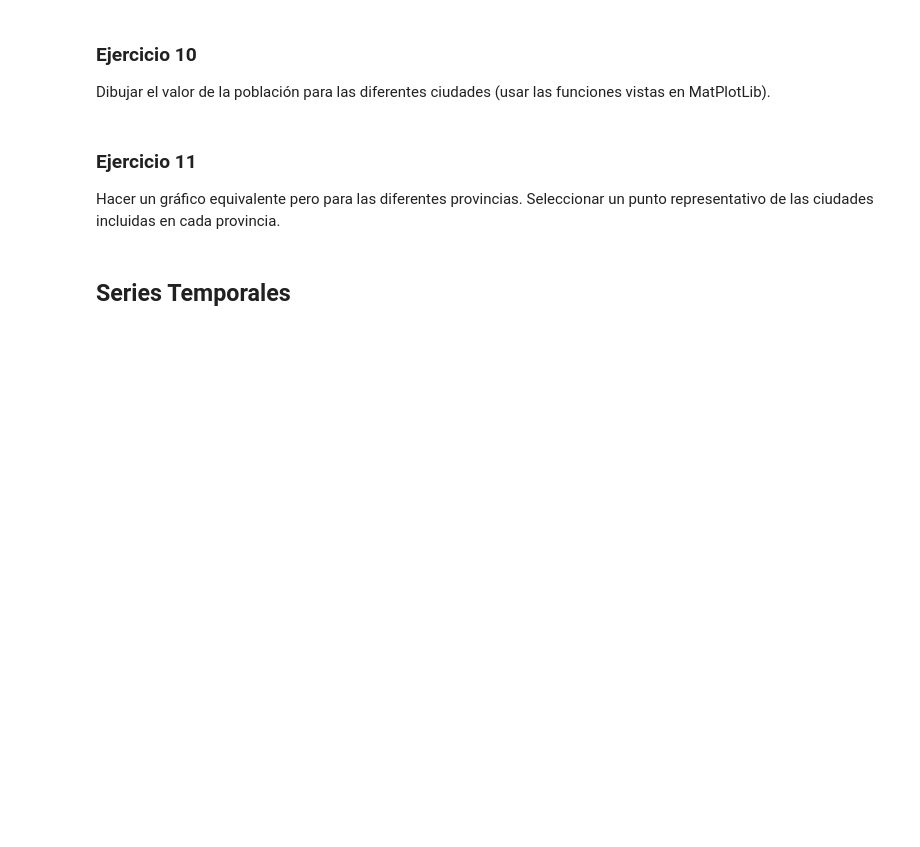
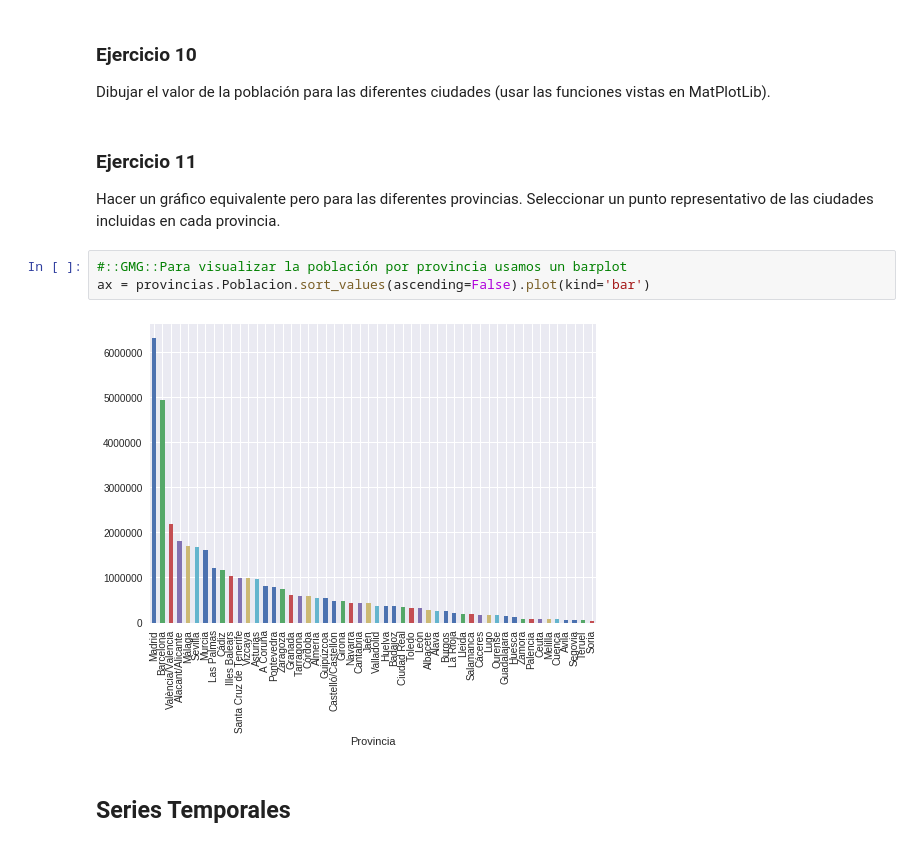
Before and after one commit to yerartdev/uc-m1967-mdsi, a Jupyter notebook: d8/TareaPandas.ipynb, the cells around one changed output. Cells and saved outputs as stored; diff of their text form; blank space fills up the shorter version.

```diff
--- a/d8/TareaPandas.ipynb
+++ b/d8/TareaPandas.ipynb
@@ -635,6 +654,11 @@ Dibujar el valor de la población para las diferentes ciudades (usar las funcion
 ### Ejercicio 11
 
 Hacer un gráfico equivalente pero para las diferentes provincias. Seleccionar un punto representativo de las ciudades incluidas en cada provincia.
+# %%
+#::GMG::Para visualizar la población por provincia usamos un barplot
+ax = provincias.Poblacion.sort_values(ascending=False).plot(kind='bar')
+# %% [output]
+[figure, added]
 # %% [markdown]
 ## Series Temporales
 # %% [markdown]
```
Also changed, not shown: parts of 17 cells of this notebook.
